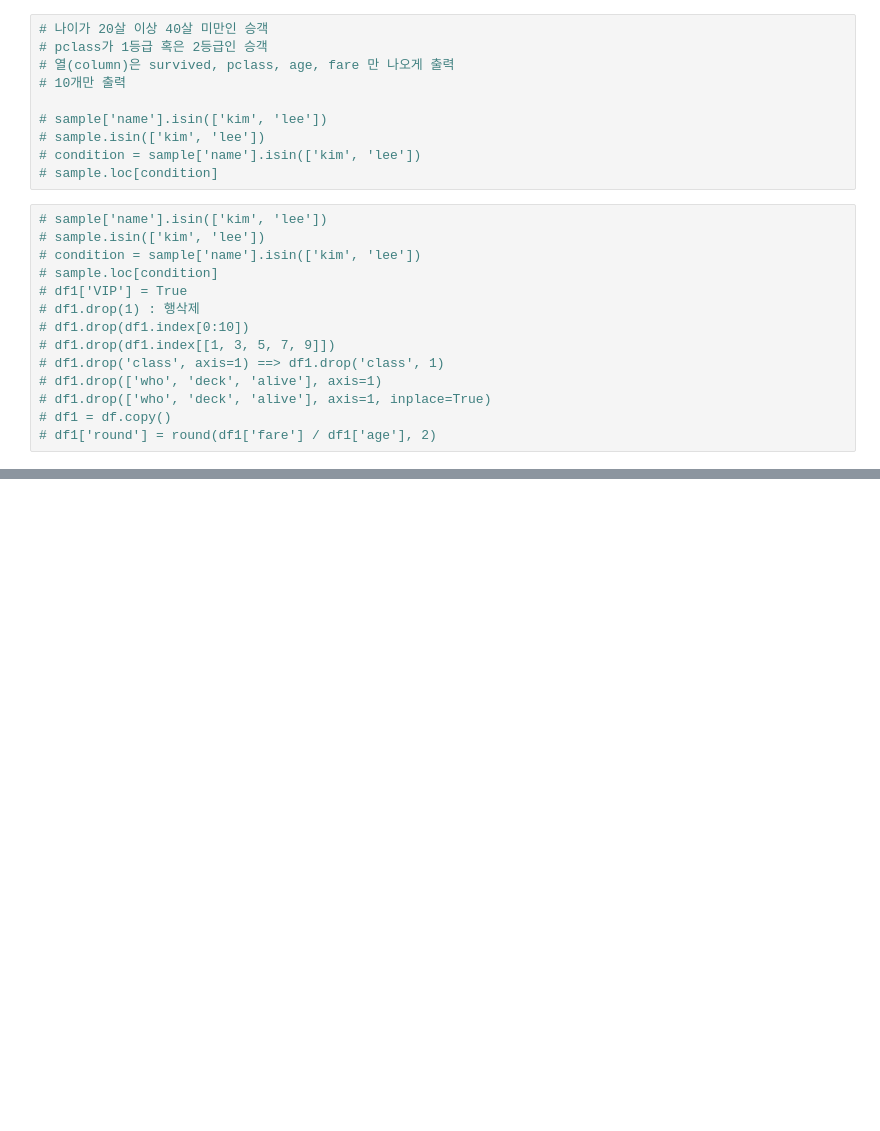
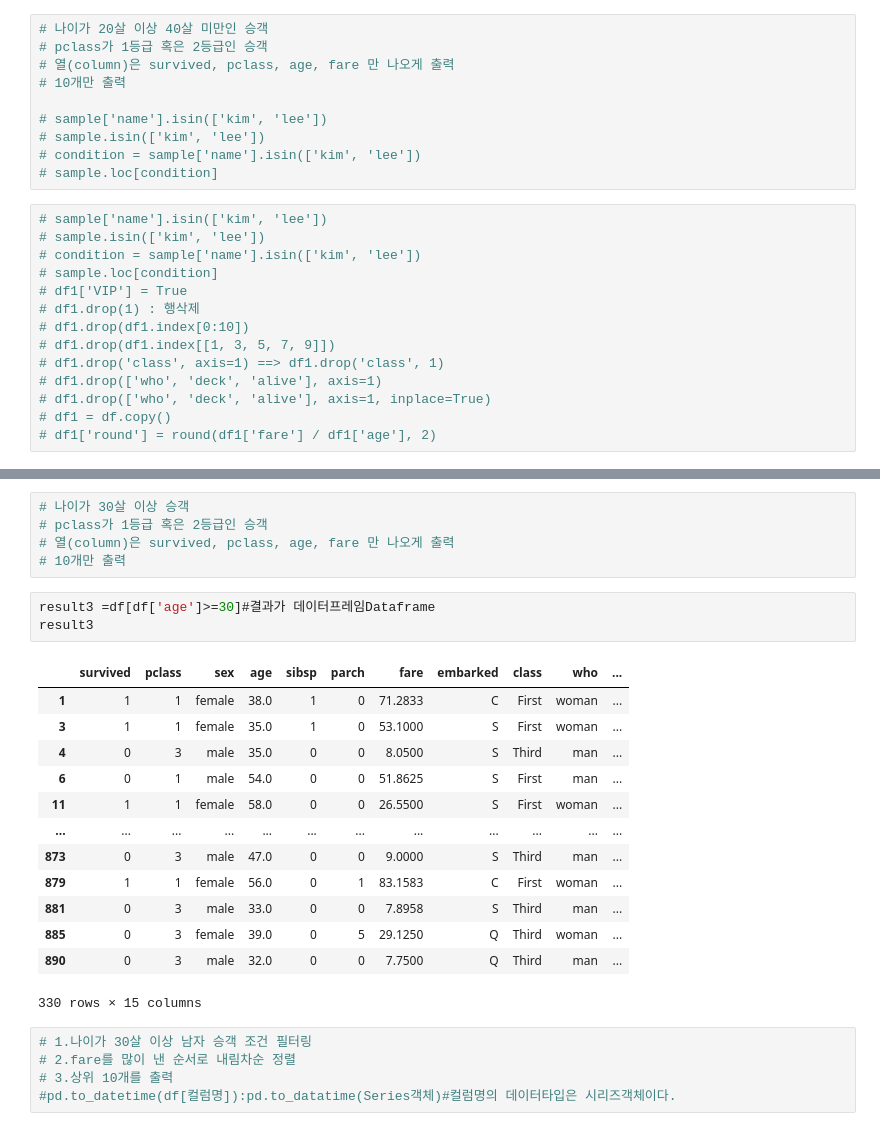
Before and after one commit to jinhuioh/Hi_ai, a Jupyter notebook: data02/test03.ipynb, the cells around one changed output, grey strips where cells are left out. Drawn from its saved outputs; the diff is of its cells as text; blank space fills up the shorter version.

```diff
--- a/data02/test03.ipynb
+++ b/data02/test03.ipynb
@@ -42,0 +193,27 @@ df.head()
+# %%
+# 나이가 30살 이상 승객
+# pclass가 1등급 혹은 2등급인 승객
+# 열(column)은 survived, pclass, age, fare 만 나오게 출력
+# 10개만 출력
+# %%
+result3 =df[df['age']>=30]#결과가 데이터프레임Dataframe
+result3
+# %% [output]
+|  | survived | pclass | sex | age | sibsp | parch | fare | embarked | class | who | ... |
+| 1 | 1 | 1 | female | 38.0 | 1 | 0 | 71.2833 | C | First | woman | ... |
+| 3 | 1 | 1 | female | 35.0 | 1 | 0 | 53.1000 | S | First | woman | ... |
+| 4 | 0 | 3 | male | 35.0 | 0 | 0 | 8.0500 | S | Third | man | ... |
+| 6 | 0 | 1 | male | 54.0 | 0 | 0 | 51.8625 | S | First | man | ... |
+| 11 | 1 | 1 | female | 58.0 | 0 | 0 | 26.5500 | S | First | woman | ... |
+| ... | ... | ... | ... | ... | ... | ... | ... | ... | ... | ... | ... |
+| 873 | 0 | 3 | male | 47.0 | 0 | 0 | 9.0000 | S | Third | man | ... |
+| 879 | 1 | 1 | female | 56.0 | 0 | 1 | 83.1583 | C | First | woman | ... |
+| 881 | 0 | 3 | male | 33.0 | 0 | 0 | 7.8958 | S | Third | man | ... |
+| 885 | 0 | 3 | female | 39.0 | 0 | 5 | 29.1250 | Q | Third | woman | ... |
+| 890 | 0 | 3 | male | 32.0 | 0 | 0 | 7.7500 | Q | Third | man | ... |
+330 rows × 15 columns
+# %%
+# 1.나이가 30살 이상 남자 승객 조건 필터링
+# 2.fare를 많이 낸 순서로 내림차순 정렬
+# 3.상위 10개를 출력
+#pd.to_datetime(df[컬럼명]):pd.to_datatime(Series객체)#컬럼명의 데이터타입은 시리즈객체이다.
```
Also changed, not shown: parts of 19 cells of this notebook, 3 other files.
